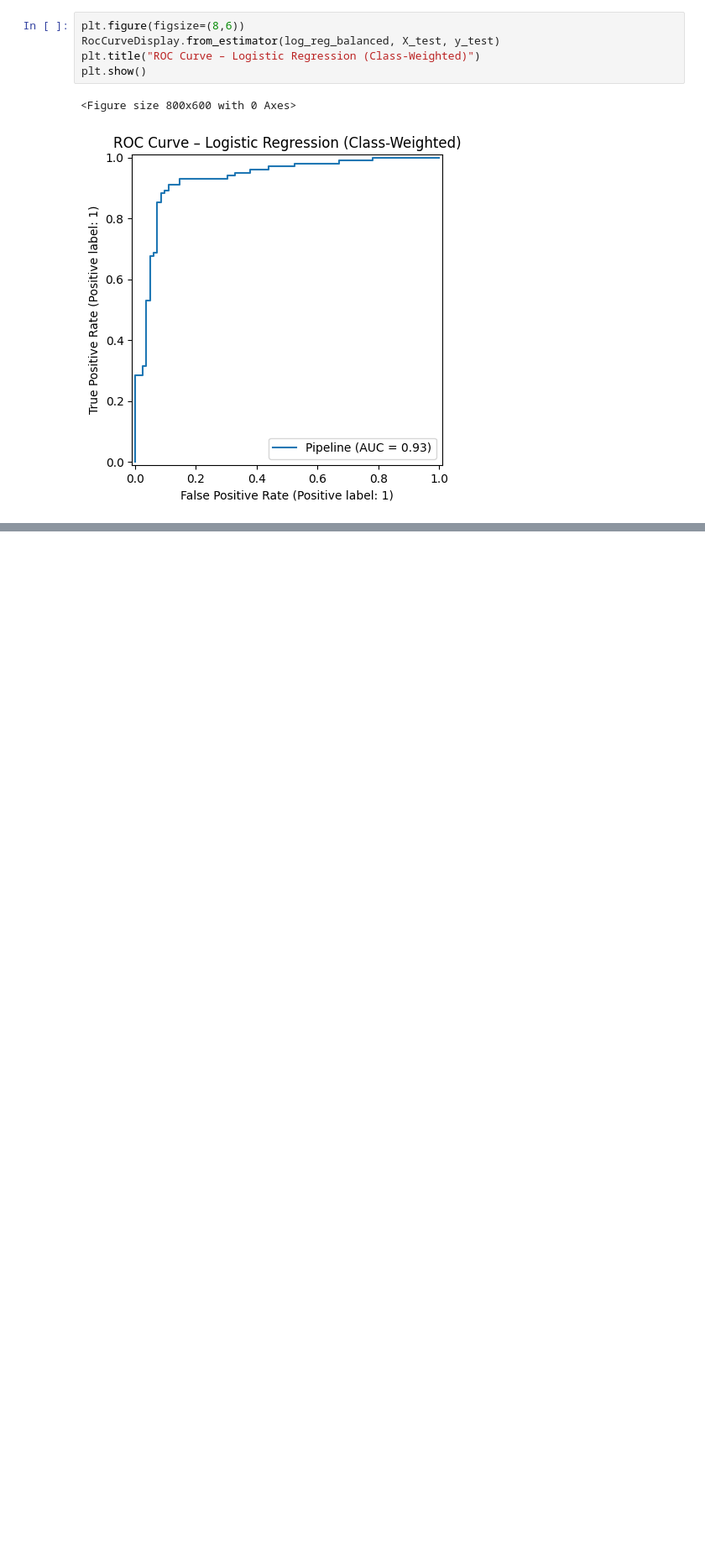
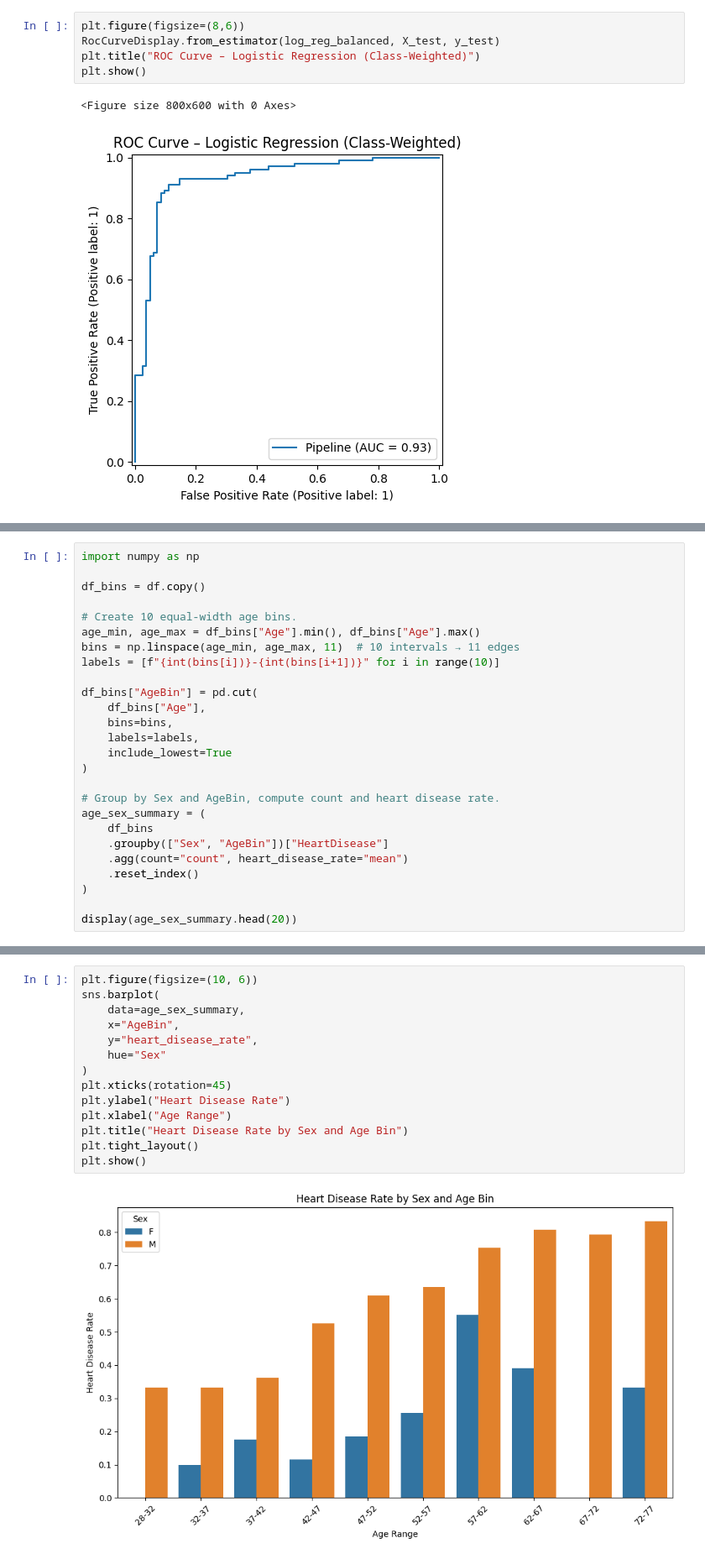
Before and after one commit to Sublymonal/aai501, a Jupyter notebook: logistic_regression.ipynb, the cells around one changed output, grey strips where cells are left out. Shown: that part at 84% size. Cells and saved outputs as stored; diff of their text form; blank space fills up the shorter version.

```diff
--- a/logistic_regression.ipynb
+++ b/logistic_regression.ipynb
@@ -329,0 +338,26 @@ plt.show()
+# %%
+import numpy as np
+
+df_bins = df.copy()
+
+# Create 10 equal-width age bins.
+age_min, age_max = df_bins["Age"].min(), df_bins["Age"].max()
+bins = np.linspace(age_min, age_max, 11)  # 10 intervals → 11 edges
+labels = [f"{int(bins[i])}-{int(bins[i+1])}" for i in range(10)]
+
+df_bins["AgeBin"] = pd.cut(
+    df_bins["Age"],
+    bins=bins,
+    labels=labels,
+    include_lowest=True
+)
+
+# Group by Sex and AgeBin, compute count and heart disease rate.
+age_sex_summary = (
+    df_bins
+    .groupby(["Sex", "AgeBin"])["HeartDisease"]
+    .agg(count="count", heart_disease_rate="mean")
+    .reset_index()
+)
+
+display(age_sex_summary.head(20))
@@ -330 +382,17 @@ plt.show()
+# %%
+plt.figure(figsize=(10, 6))
+sns.barplot(
+    data=age_sex_summary,
+    x="AgeBin",
+    y="heart_disease_rate",
+    hue="Sex"
+)
+plt.xticks(rotation=45)
+plt.ylabel("Heart Disease Rate")
+plt.xlabel("Age Range")
+plt.title("Heart Disease Rate by Sex and Age Bin")
+plt.tight_layout()
+plt.show()
+# %% [output]
+[figure, added]
 # %% [markdown]
```
Also changed, not shown: parts of 3 cells of this notebook.
